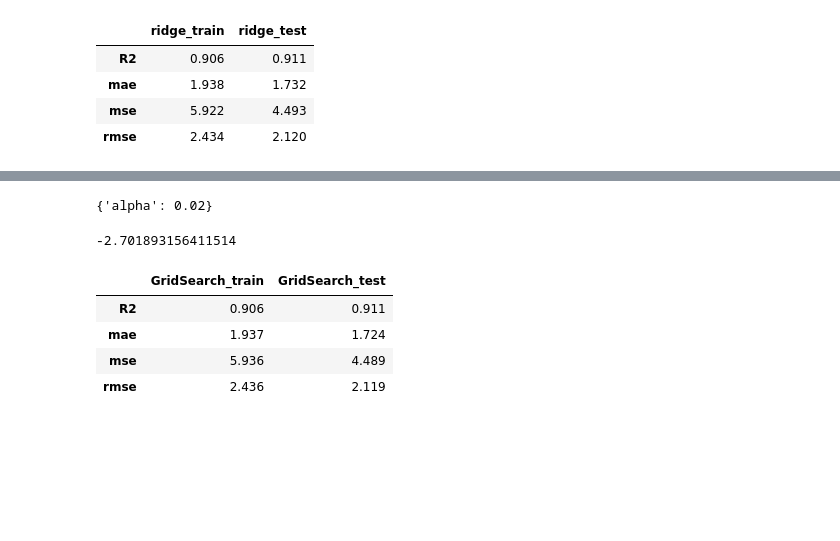
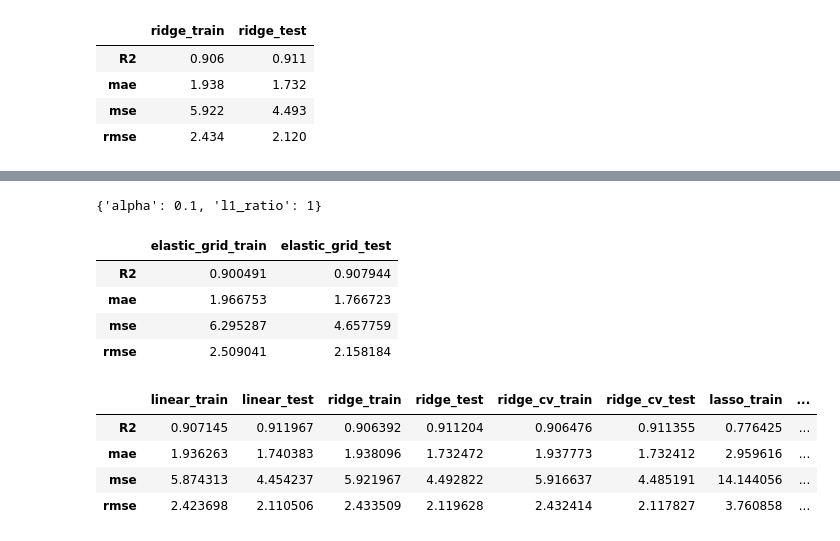
Before and after one commit to bugeki/workshops, a Jupyter notebook: cement_slump_notebook.ipynb, the cells around one changed output, grey strips where cells are left out. Drawn from its saved outputs; the diff is of its cells as text; code cells hidden in the pictures; blank space fills up the shorter version.

```diff
--- a/cement_slump_notebook.ipynb
+++ b/cement_slump_notebook.ipynb
@@ -457,2 +842,0 @@ grid_ridge = GridSearchCV(estimator = ridge_model, param_grid = param_grid, scor
-# %%
-grid_ridge.fit(X_train_scaled, y_train)
@@ -569,2 +842,0 @@ grid_lasso = GridSearchCV(estimator = lasso_model, param_grid = param_grid, scor
-# %%
-grid_lasso.fit(X_train_scaled, y_train)
@@ -681,3 +843,8 @@ from sklearn.model_selection import GridSearchCV
+# %%
+elastic_model = ElasticNet(max_iter=10000, random_state=42) # tol=0.0001 ile ilgili uyarı alırsak max_iter i arttırmmız lazım
+# %%
+param_grid = {"alpha":alpha_space,
+            "l1_ratio":[0.1, 0.5, 0.7,0.9, 0.95, 1]}
 # %%
 grid_model = GridSearchCV(estimator = elastic_model, param_grid = param_grid, scoring = 'neg_root_mean_squared_error',
                          cv =10, verbose =2)
@@ -715,10 +884,6 @@ GridSearchCV(cv=10, estimator=ElasticNet(alpha=1),
              scoring='neg_root_mean_squared_error', verbose=2)
-# %%
-grid_model.best_params_
-# %% [output]
-{'alpha': 0.02}
-# %%
-grid_model.best_score_
-# %% [output]
--2.701893156411514
+# %%
+grid_model.best_params_         ## lassoyu tercih et diyor, l1 1 olduğu için
+# %% [output]
+{'alpha': 0.1, 'l1_ratio': 1}
 # %%
@@ -726,9 +891,18 @@ y_pred = grid_model.predict(X_test_scaled) # ElasticNet(alpha=0.01, l1_ratio=0.1
 y_train_pred = grid_model.predict(X_train_scaled)
 # %%
-train_val(y_train, y_train_pred, y_test, y_pred, "GridSearch")
+gm = train_val(y_train, y_train_pred, y_test, y_pred, "elastic_grid")
+gm
 # %% [output]
-|  | GridSearch_train | GridSearch_test |
-| R2 | 0.906 | 0.911 |
-| mae | 1.937 | 1.724 |
-| mse | 5.936 | 4.489 |
-| rmse | 2.436 | 2.119 |
+|  | elastic_grid_train | elastic_grid_test |
+| R2 | 0.900491 | 0.907944 |
+| mae | 1.966753 | 1.766723 |
+| mse | 6.295287 | 4.657759 |
+| rmse | 2.509041 | 2.158184 |
+# %%
+pd.concat([ls,rs, rcs, lss, lcs, es, gm], axis = 1)
+# %% [output]
+|  | linear_train | linear_test | ridge_train | ridge_test | ridge_cv_train | ridge_cv_test | lasso_train | ... |
+| R2 | 0.907145 | 0.911967 | 0.906392 | 0.911204 | 0.906476 | 0.911355 | 0.776425 | ... |
+| mae | 1.936263 | 1.740383 | 1.938096 | 1.732472 | 1.937773 | 1.732412 | 2.959616 | ... |
+| mse | 5.874313 | 4.454237 | 5.921967 | 4.492822 | 5.916637 | 4.485191 | 14.144056 | ... |
+| rmse | 2.423698 | 2.110506 | 2.433509 | 2.119628 | 2.432414 | 2.117827 | 3.760858 | ... |
```
Also changed, not shown: parts of 119 cells of this notebook.
